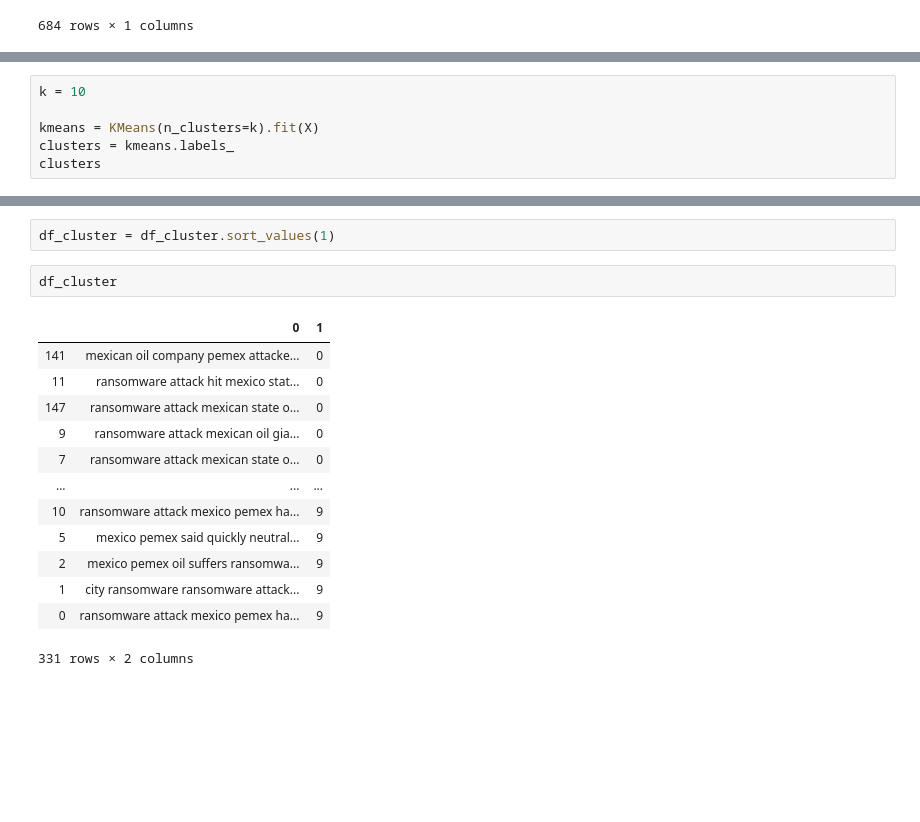
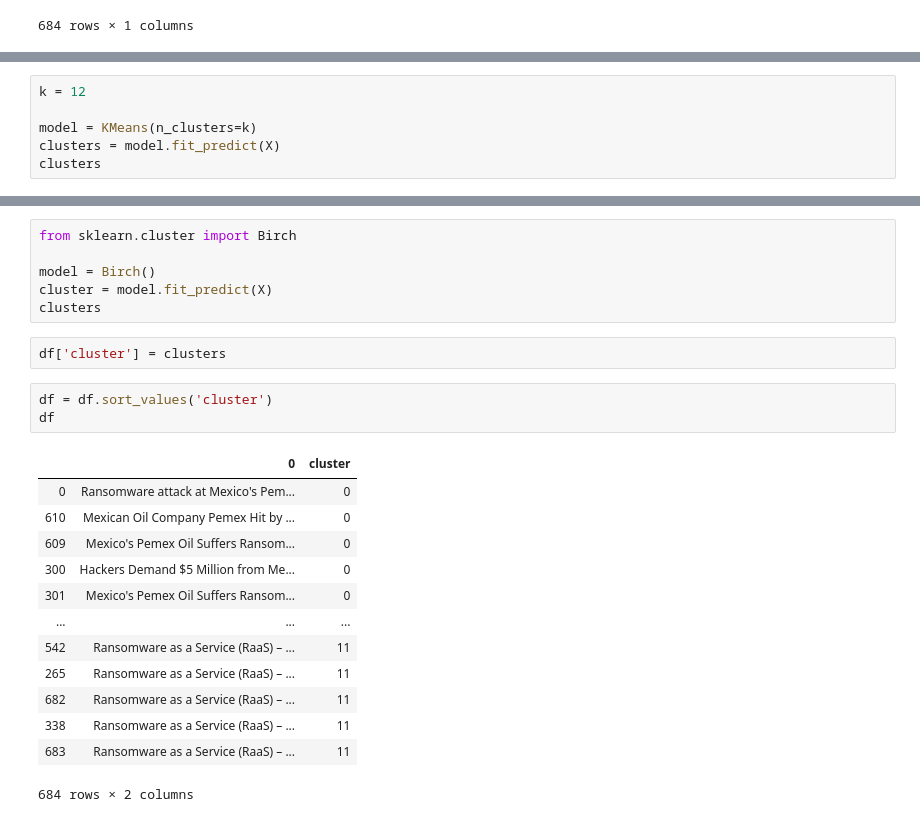
Before and after one commit to sourishsarmah/text_clustering, a Jupyter notebook: Text Clustering.ipynb, the cells around one changed output, grey strips where cells are left out. Saved outputs shown, nothing was run; the diff lists cells and outputs as text; blank space fills up the shorter version.

```diff
--- a/Text Clustering.ipynb
+++ b/Text Clustering.ipynb
@@ -147,7 +157,7 @@ plt.show()
 # %%
-k = 10
+k = 12
 
-kmeans = KMeans(n_clusters=k).fit(X)
-clusters = kmeans.labels_
+model = KMeans(n_clusters=k)
+clusters = model.fit_predict(X)
 clusters
 # %% [output]
@@ -187,18 +181,25 @@ df_cluster
-# %%
-df_cluster = df_cluster.sort_values(1)
-# %%
-df_cluster
-# %% [output]
-|  | 0 | 1 |
-| 141 | mexican oil company pemex attacke... | 0 |
-| 11 | ransomware attack hit mexico stat... | 0 |
-| 147 | ransomware attack mexican state o... | 0 |
-| 9 | ransomware attack mexican oil gia... | 0 |
-| 7 | ransomware attack mexican state o... | 0 |
-| ... | ... | ... |
-| 10 | ransomware attack mexico pemex ha... | 9 |
-| 5 | mexico pemex said quickly neutral... | 9 |
-| 2 | mexico pemex oil suffers ransomwa... | 9 |
-| 1 | city ransomware ransomware attack... | 9 |
-| 0 | ransomware attack mexico pemex ha... | 9 |
-331 rows × 2 columns
+# %%
+from sklearn.cluster import Birch
+
+model = Birch()
+cluster = model.fit_predict(X)
+clusters
+# %%
+df['cluster'] = clusters
+# %%
+df = df.sort_values('cluster')
+df
+# %% [output]
+|  | 0 | cluster |
+| 0 | Ransomware attack at Mexico's Pem... | 0 |
+| 610 | Mexican Oil Company Pemex Hit by ... | 0 |
+| 609 | Mexico's Pemex Oil Suffers Ransom... | 0 |
+| 300 | Hackers Demand $5 Million from Me... | 0 |
+| 301 | Mexico's Pemex Oil Suffers Ransom... | 0 |
+| ... | ... | ... |
+| 542 | Ransomware as a Service (RaaS) – ... | 11 |
+| 265 | Ransomware as a Service (RaaS) – ... | 11 |
+| 682 | Ransomware as a Service (RaaS) – ... | 11 |
+| 338 | Ransomware as a Service (RaaS) – ... | 11 |
+| 683 | Ransomware as a Service (RaaS) – ... | 11 |
+684 rows × 2 columns
```
Also changed, not shown: parts of 23 cells of this notebook.
